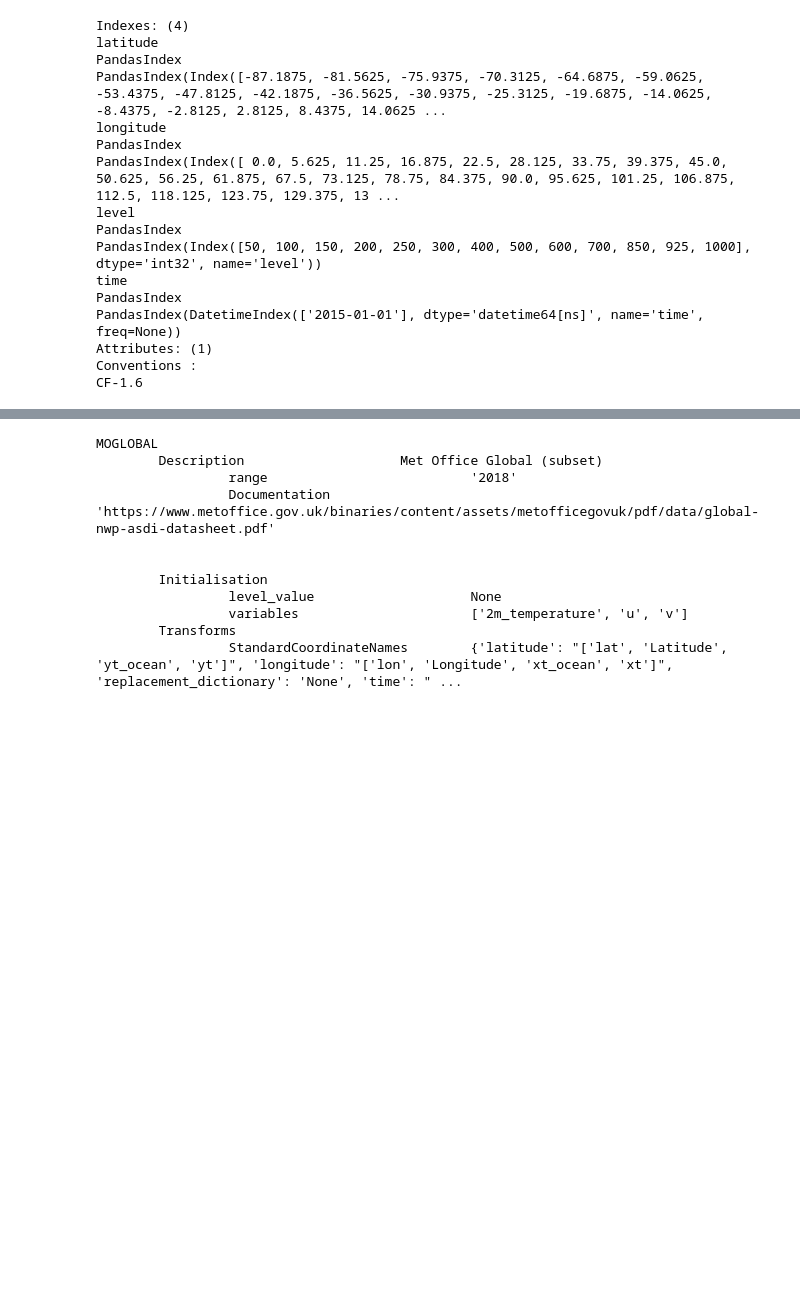
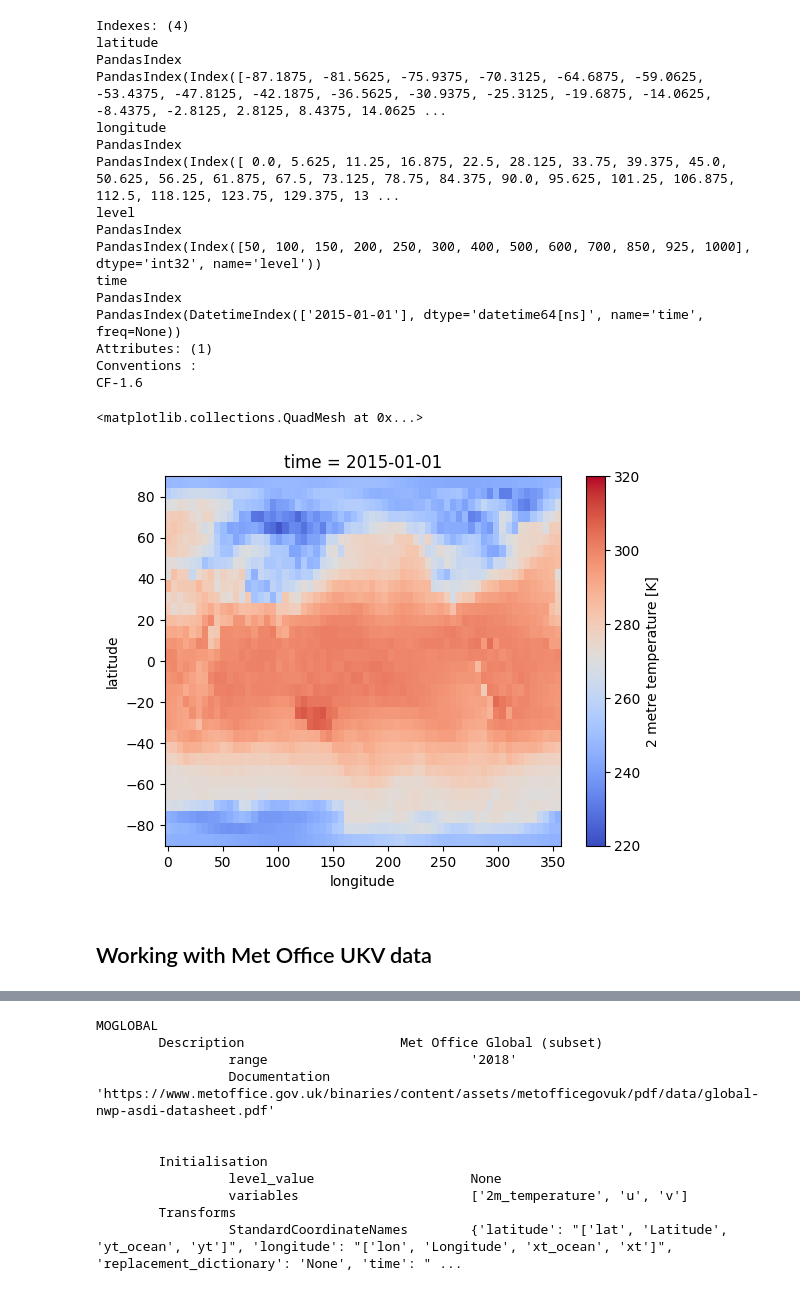
Before and after one commit to JMP-MO/PyEarthTools, a Jupyter notebook: notebooks/tutorial/Met_Office_Site_Archive.ipynb, the cells around one changed output, grey strips where cells are left out. Drawn from its saved outputs; the diff is of its cells as text; code cells hidden in the pictures; blank space fills up the shorter version.

```diff
--- a/notebooks/tutorial/Met_Office_Site_Archive.ipynb
+++ b/notebooks/tutorial/Met_Office_Site_Archive.ipynb
@@ -17,7 +21,7 @@ import site_archive_met_office
 This technique can be used to quickly create a dataset object. <br>
 Pass an array of the variables you wish to work with to the dataset archive.
 # %%
-era5 = petdata.archive.ERA5lowres(['2m_temperature', 'u', 'v'])
+era5 = pyearthtools.data.archive.ERA5lowres(['2m_temperature', 'u', 'v'])
 era5
 # %% [output]
 ERA5lowres
@@ -94,3 +97,10 @@ PandasIndex(DatetimeIndex(['2015-01-01'], dtype='datetime64[ns]', name='time', f
 Attributes: (1)
 Conventions :
 CF-1.6
+# %%
+era5_data.t2m.plot(cmap='coolwarm', vmin=vmin, vmax=vmax)
+# %% [output]
+<matplotlib.collections.QuadMesh at 0x...>
+[figure, added]
+# %% [markdown]
+## Working with Met Office UKV data
```
Also changed, not shown: parts of 16 cells of this notebook.
